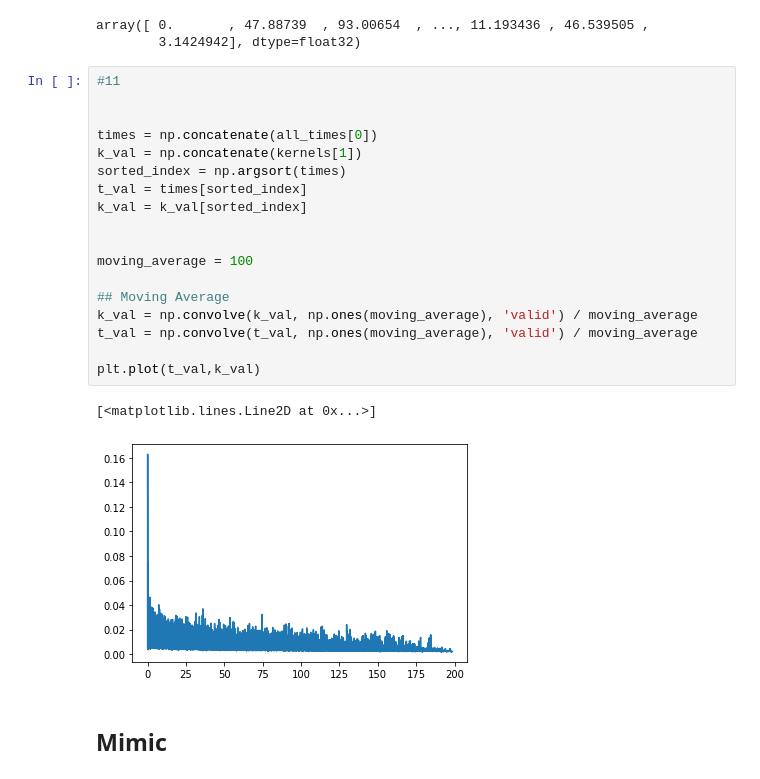
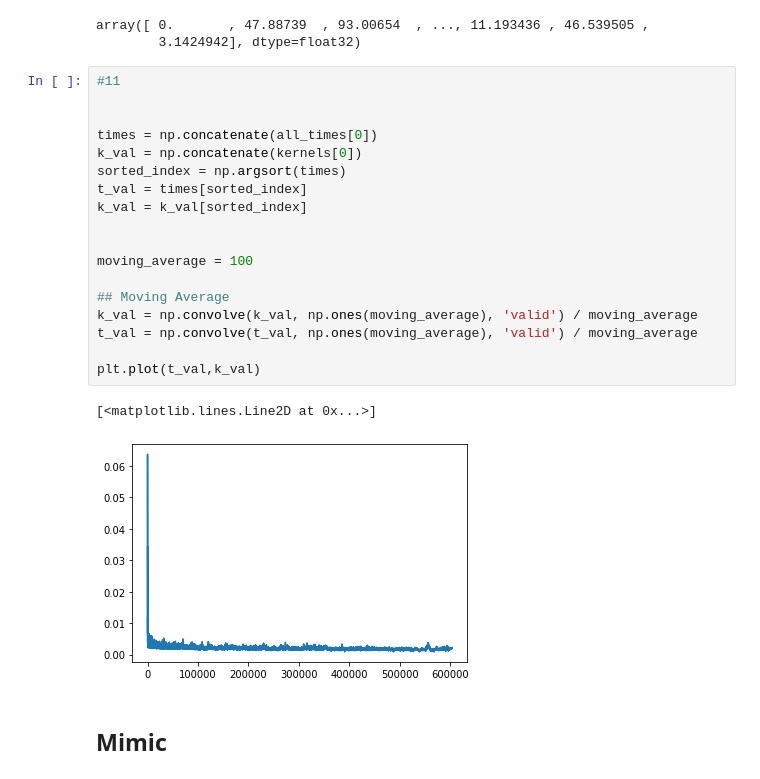
Before and after one commit to yamacisik/sahp_repo, a Jupyter notebook: sahp_results.ipynb, the cells around one changed output. Drawn from its saved outputs; the diff is of its cells as text.

```diff
--- a/sahp_results.ipynb
+++ b/sahp_results.ipynb
@@ -260,24 +260,24 @@ array([ 0.       , 47.88739  , 93.00654  , ..., 11.193436 , 46.539505 ,
 # %%
 #11
 
 
 times = np.concatenate(all_times[0])
-k_val = np.concatenate(kernels[1])
+k_val = np.concatenate(kernels[0])
 sorted_index = np.argsort(times)
 t_val = times[sorted_index]
 k_val = k_val[sorted_index]
 
 
 moving_average = 100
 
 ## Moving Average
 k_val = np.convolve(k_val, np.ones(moving_average), 'valid') / moving_average
 t_val = np.convolve(t_val, np.ones(moving_average), 'valid') / moving_average
 
 plt.plot(t_val,k_val)
 # %% [output]
 [<matplotlib.lines.Line2D at 0x...>]
-[figure, old version]
+[figure, new version]
 # %% [markdown]
 ## Mimic
 # %%
```
Also changed, not shown: parts of 13 cells of this notebook, 5 other files.
